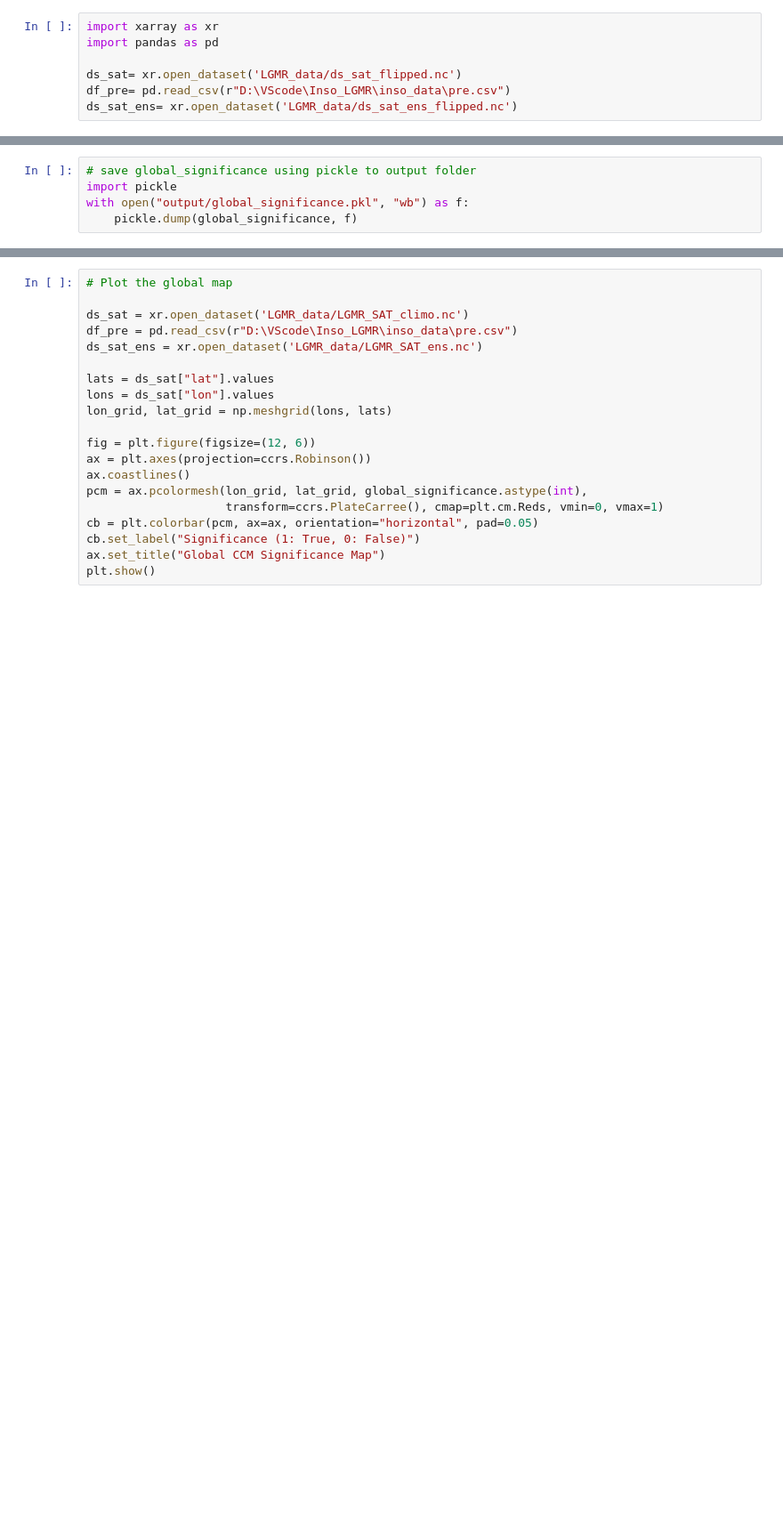
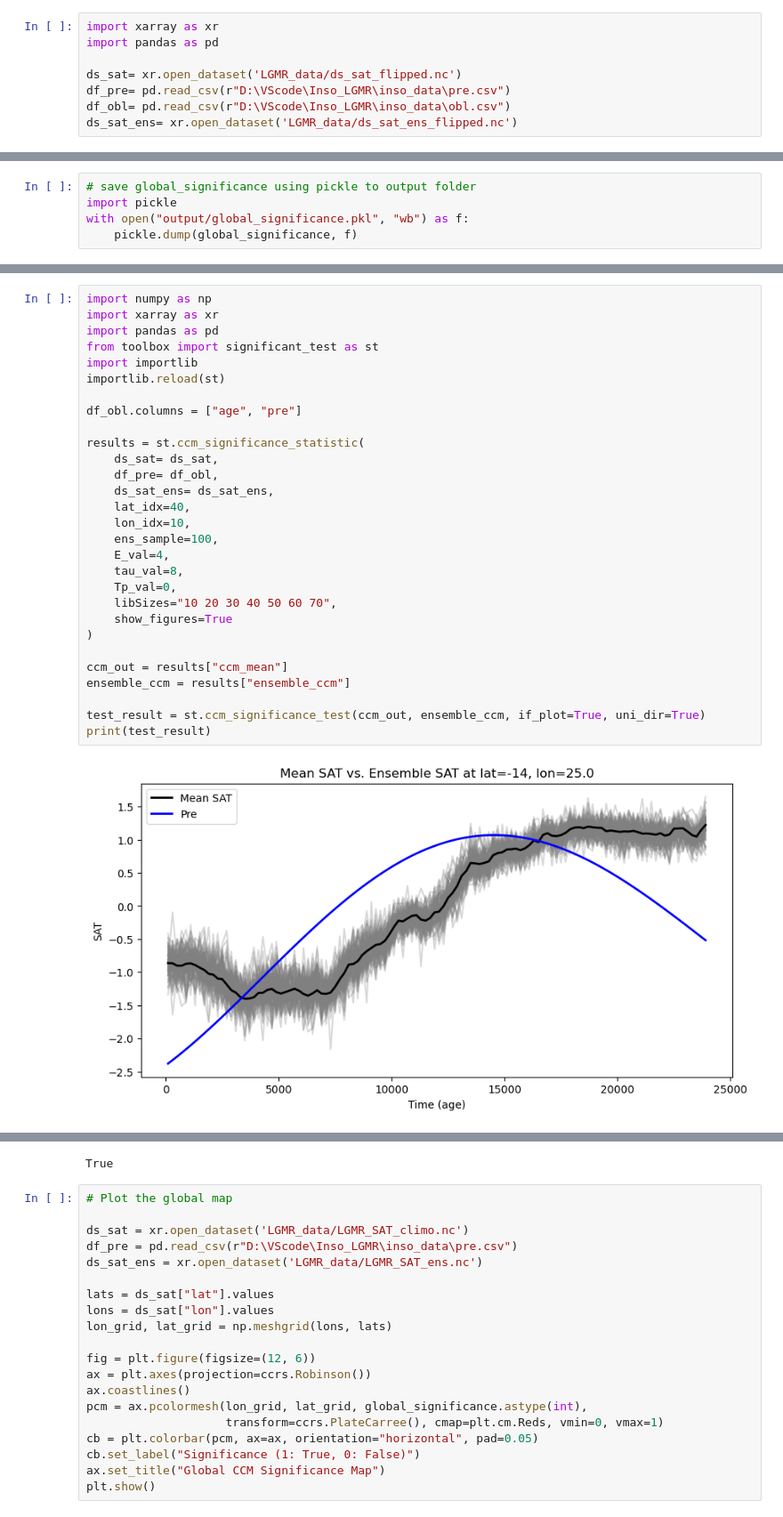
Before and after one commit to Peisong-Zheng/Inso_LGMR, a Jupyter notebook: pre_lgmr_ccm_significant_test.ipynb, the cells around one changed output, grey strips where cells are left out. Shown at 89% size. Cells and saved outputs as stored; diff of their text form; blank space fills up the shorter version.

```diff
--- a/pre_lgmr_ccm_significant_test.ipynb
+++ b/pre_lgmr_ccm_significant_test.ipynb
@@ -4,6 +4,7 @@ import pandas as pd
 
 ds_sat= xr.open_dataset('LGMR_data/ds_sat_flipped.nc')
 df_pre= pd.read_csv(r"D:\VScode\Inso_LGMR\inso_data\pre.csv")
+df_obl= pd.read_csv(r"D:\VScode\Inso_LGMR\inso_data\obl.csv")
 ds_sat_ens= xr.open_dataset('LGMR_data/ds_sat_ens_flipped.nc')
 # %%
 import numpy as np
@@ -146,0 +150,31 @@ with open("output/global_significance.pkl", "wb") as f:
+# %%
+import numpy as np
+import xarray as xr
+import pandas as pd
+from toolbox import significant_test as st
+import importlib
+importlib.reload(st)
+
+df_obl.columns = ["age", "pre"]
+
+results = st.ccm_significance_statistic(
+    ds_sat= ds_sat,
+    df_pre= df_obl,
+    ds_sat_ens= ds_sat_ens,
+    lat_idx=40,
+    lon_idx=10,
+    ens_sample=100,
+    E_val=4,
+    tau_val=8,
+    Tp_val=0,
+    libSizes="10 20 30 40 50 60 70",
+    show_figures=True
+)
+
+ccm_out = results["ccm_mean"]
+ensemble_ccm = results["ensemble_ccm"]
+
+test_result = st.ccm_significance_test(ccm_out, ensemble_ccm, if_plot=True, uni_dir=True)
+print(test_result)
+# %% [output]
+[figure, added]
@@ -147,3 +184,4 @@ with open("output/global_significance.pkl", "wb") as f:
+True
 # %%
 # Plot the global map
 
```
Also changed, not shown: parts of 2 cells of this notebook, 4 other files.
